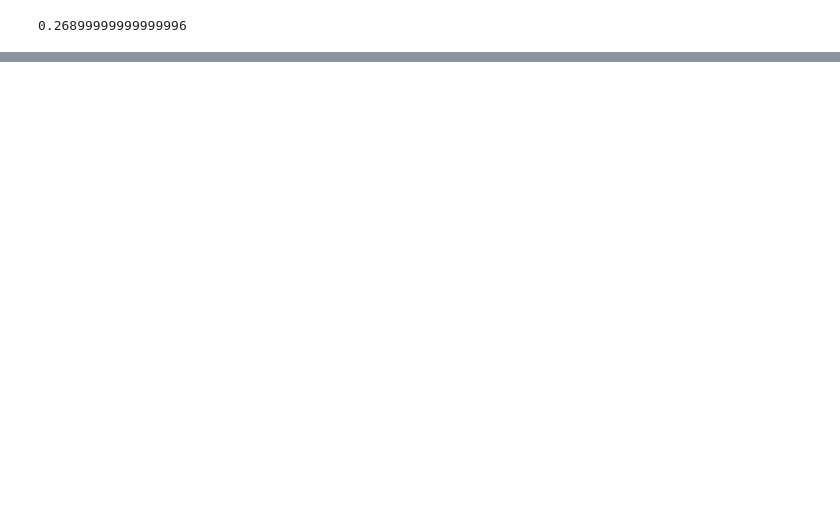
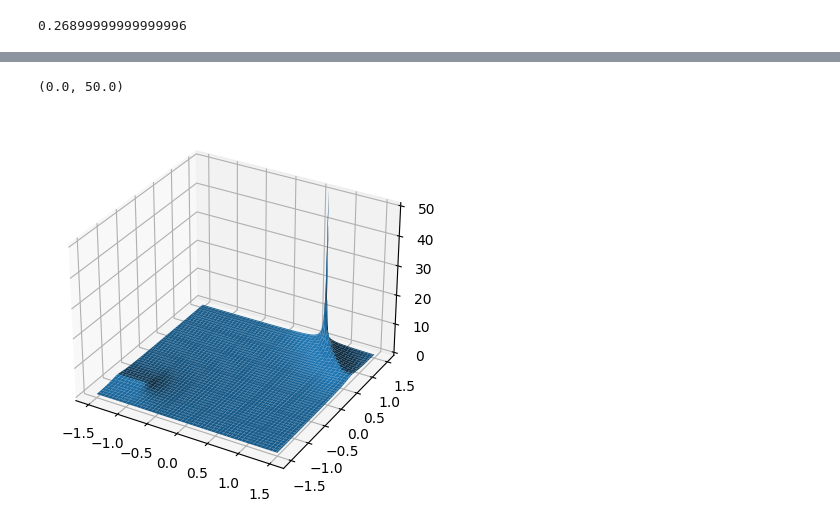
Before and after one commit to Alepescinaa/ScientificTools, a Jupyter notebook: Project1/Cp1/Checkpoint1.ipynb, the cells around one changed output, grey strips where cells are left out. Cells and saved outputs as stored; diff of their text form; code cells hidden in the pictures; blank space fills up the shorter version.

```diff
--- a/Project1/Cp1/Checkpoint1.ipynb
+++ b/Project1/Cp1/Checkpoint1.ipynb
@@ -176,0 +202,7 @@ final_best_s
+# %%
+fig, ax = plt.subplots(subplot_kw={"projection": "3d"})
+ax.plot_surface(X,Y,vel_pred)
+ax.axes.set_zlim3d(bottom=0, top=50)
+# %% [output]
+(0.0, 50.0)
+[figure, added]
```
Also changed, not shown: parts of 9 cells of this notebook.
